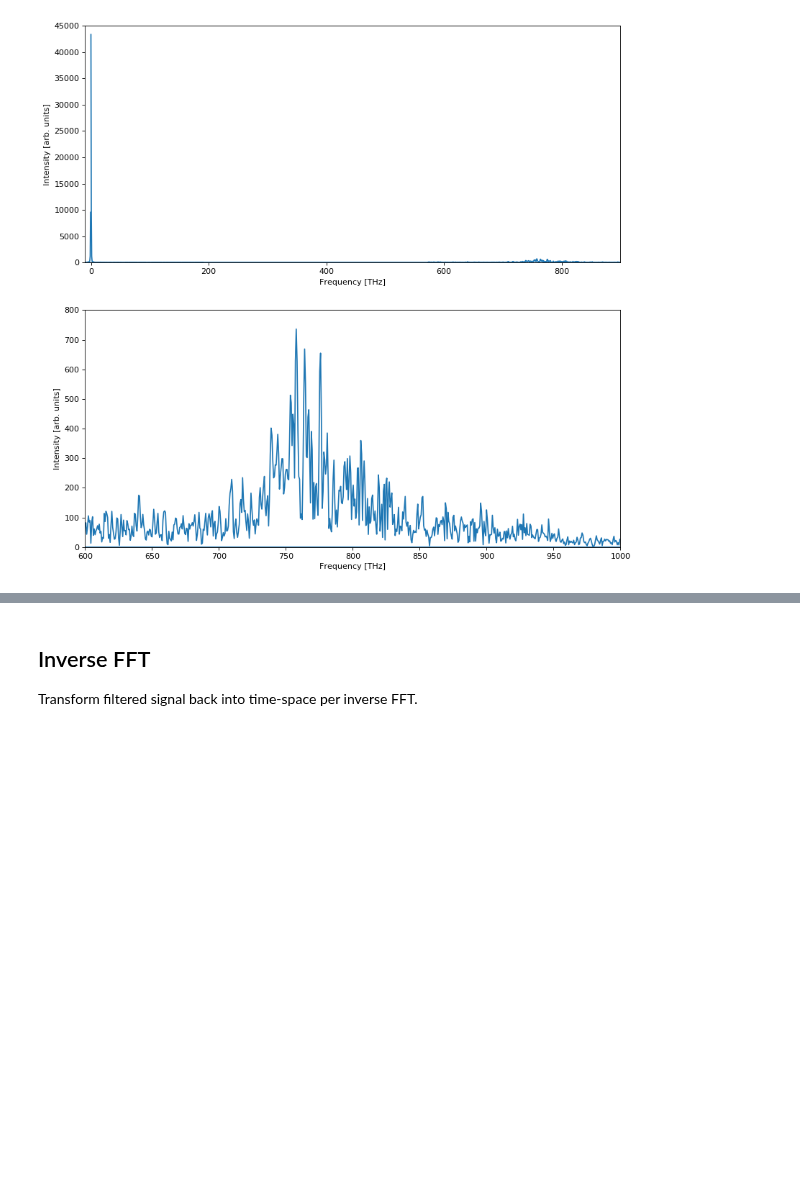
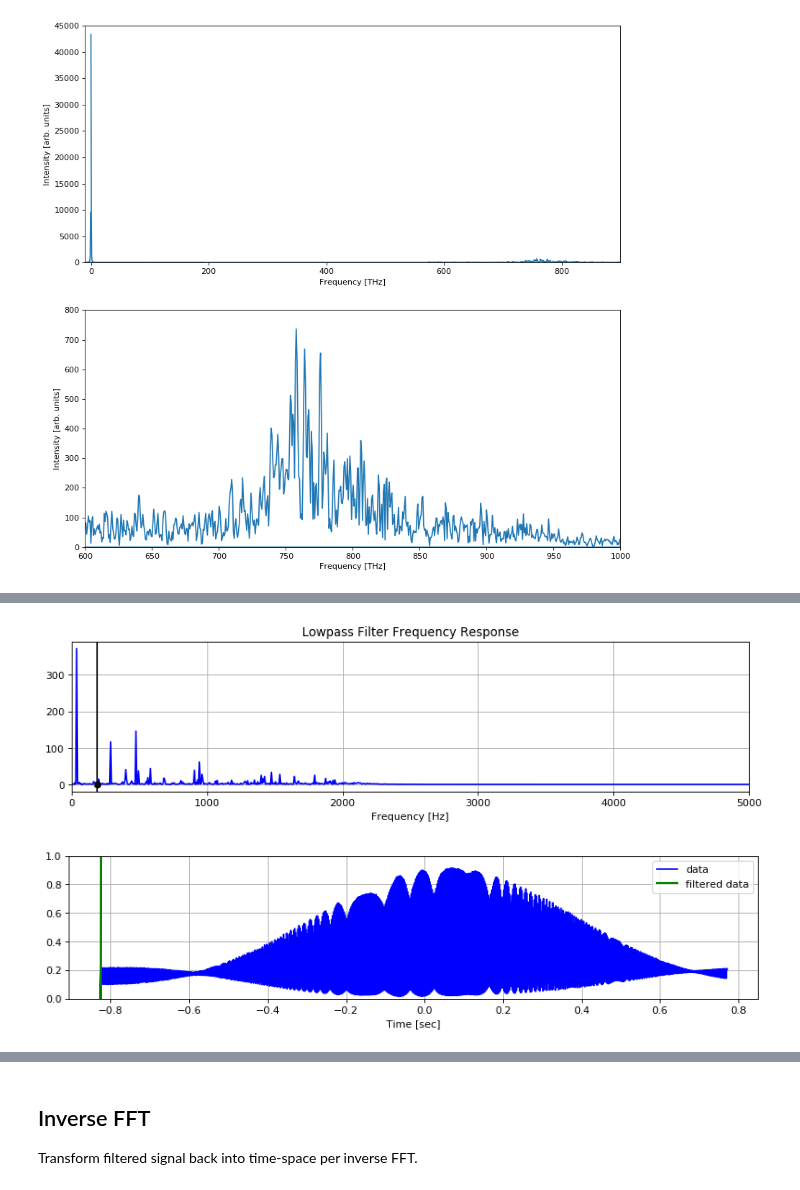
Before and after one commit to JKU-HFP/Chirp-Diagnostic, a Jupyter notebook: Evaluating_TiSa_ACF_Chirp.ipynb, the cells around one changed output, grey strips where cells are left out. Saved outputs shown, nothing was run; the diff lists cells and outputs as text; code cells hidden in the pictures; blank space fills up the shorter version.

```diff
--- a/Evaluating_TiSa_ACF_Chirp.ipynb
+++ b/Evaluating_TiSa_ACF_Chirp.ipynb
@@ -149,0 +158,56 @@ plt.show()
+# %%
+# b, a = signal.butter(8, (0.038, 0.115), btype="bandstop")
+b, a = signal.butter(8, (0.009, 0.9999), btype="bandstop")
+filtered_data_3 = signal.filtfilt(b, a, data_linear_interp)
+# %%
+def butter_bandpass(cutoff_1, cutoff_2, fs, order=5):
+    nyq = 0.5 * fs
+    normal_cutoff_1 = cutoff_1 / nyq
+    normal_cutoff_2 = cutoff_2 / nyq
+    b, a = signal.butter(order, (normal_cutoff_1, normal_cutoff_2) , btype='bandstop', analog=False)
+    return b, a
+
+def butter_bandpass_filter(data, cutoff_1, cutoff_2, fs, order=5):
+    b, a = butter_bandpass(cutoff_1, cutoff_2, fs, order=5)
+    y = signal.lfilter(b, a, data)
+    return y
+
+
+# Filter requirements.
+order = 7
+fs = 100000       # sample rate, Hz
+cutoff_1 = 190  # desired cutoff frequency of the filter, Hz
+cutoff_2 = 570  # desired cutoff frequency of the filter, Hz
+
+# Get the filter coefficients so we can check its frequency response.
+b, a = butter_bandpass(cutoff_1, cutoff_2, fs, order)
+
+# Plot the frequency response.
+w, h = signal.freqz(b, a, worN=8000)
+plt.figure(figsize=(12, 6), dpi=80)
+plt.subplot(2, 1, 1)
+plt.plot(0.5*fs*w/np.pi, np.abs(h), 'b')
+plt.plot(cutoff_1, 0.5*np.sqrt(2), 'ko')
+plt.axvline(cutoff_1, color='k')
+plt.xlim(0, 0.05*fs)
+plt.title("Lowpass Filter Frequency Response")
+plt.xlabel('Frequency [Hz]')
+plt.grid()
+
+# Filter the data, and plot both the original and filtered signals.
+y = butter_bandpass_filter(data_linear_interp, cutoff_1, cutoff_2, fs, order)
+
+plt.figure(figsize=(12, 6), dpi=80)
+plt.subplot(2, 1, 2)
+plt.plot(interpolation_time, data_linear_interp, 'b-', label='data')
+plt.plot(interpolation_time, y, 'g-', linewidth=2, label='filtered data')
+plt.xlabel('Time [sec]')
+plt.ylim(0, 1)
+plt.grid()
+plt.legend()
+
+plt.subplots_adjust(hspace=0.35)
+plt.show()
+# %% [output]
+[figure, added]
+[figure, added]
```
Also changed, not shown: parts of 4 cells of this notebook.
